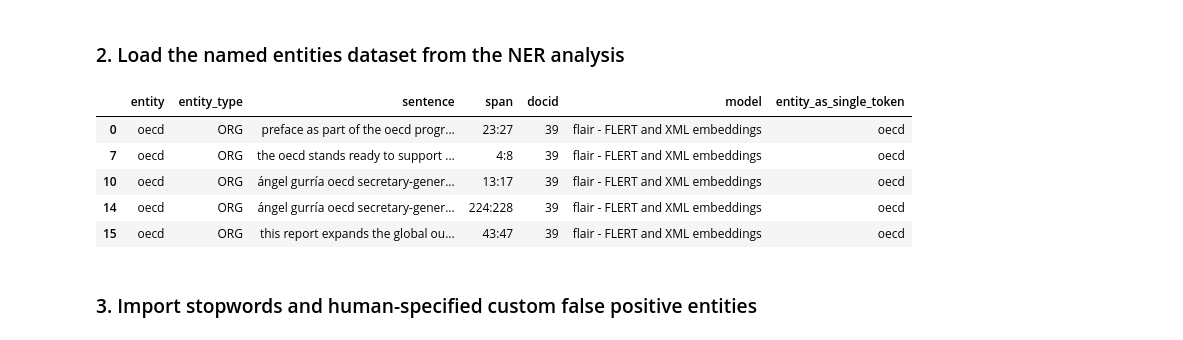
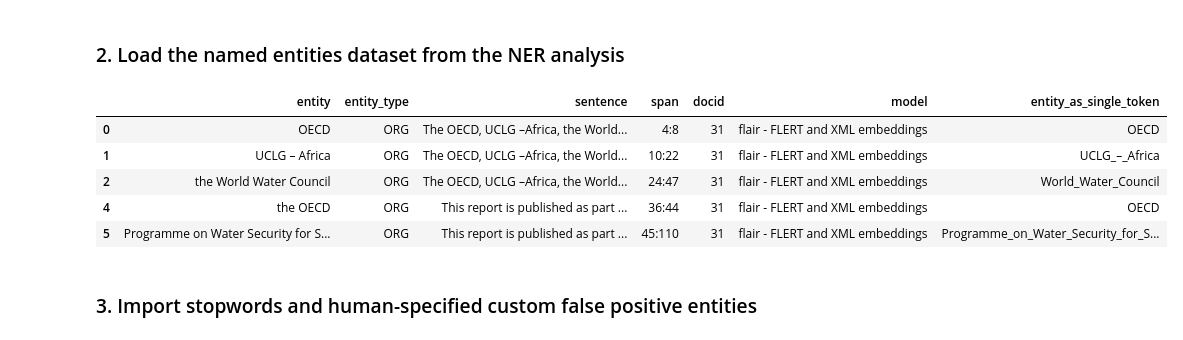
Before and after one commit to disaster-capitalism/named-entities, a Jupyter notebook: 3 - generate a network of organisations using SRL/oecd-srl-cleaning-and-analysis.ipynb, the cells around one changed output. Saved outputs shown, nothing was run; the diff lists cells and outputs as text; code cells hidden in the pictures.

```diff
--- a/srl/oecd-srl-cleaning-and-analysis.ipynb
+++ b/3 - generate a network of organisations using SRL/oecd-srl-cleaning-and-analysis.ipynb
@@ -46,16 +46,16 @@ print(len(set(tripleslst)))
 # %%
 import pandas as pd
 
-df = pd.read_csv('../data-files/full-flair-ner-list-oecd-with-single-tokens.csv')
+df = pd.read_csv('../data-files/master-ner-results-singletokens.csv')
 orgs_df = df[df['entity_type'] == 'ORG'] # only organisaations
 orgs_df.head()
 # %% [output]
 |  | entity | entity_type | sentence | span | docid | model | entity_as_single_token |
-| 0 | oecd | ORG | preface as part of the oecd progr... | 23:27 | 39 | flair - FLERT and XML embeddings | oecd |
-| 7 | oecd | ORG | the oecd stands ready to support ... | 4:8 | 39 | flair - FLERT and XML embeddings | oecd |
-| 10 | oecd | ORG | ángel gurría oecd secretary-gener... | 13:17 | 39 | flair - FLERT and XML embeddings | oecd |
-| 14 | oecd | ORG | ángel gurría oecd secretary-gener... | 224:228 | 39 | flair - FLERT and XML embeddings | oecd |
-| 15 | oecd | ORG | this report expands the global ou... | 43:47 | 39 | flair - FLERT and XML embeddings | oecd |
+| 0 | OECD | ORG | The OECD, UCLG –Africa, the World... | 4:8 | 31 | flair - FLERT and XML embeddings | OECD |
+| 1 | UCLG – Africa | ORG | The OECD, UCLG –Africa, the World... | 10:22 | 31 | flair - FLERT and XML embeddings | UCLG_–_Africa |
+| 2 | the World Water Council | ORG | The OECD, UCLG –Africa, the World... | 24:47 | 31 | flair - FLERT and XML embeddings | World_Water_Council |
+| 4 | the OECD | ORG | This report is published as part ... | 36:44 | 31 | flair - FLERT and XML embeddings | OECD |
+| 5 | Programme on Water Security for S... | ORG | This report is published as part ... | 45:110 | 31 | flair - FLERT and XML embeddings | Programme_on_Water_Security_for_S... |
 # %% [markdown]
 ### 3. Import stopwords and human-specified custom false positive entities
 # %%
```
Also changed, not shown: parts of 7 cells of this notebook, 18 other files.
